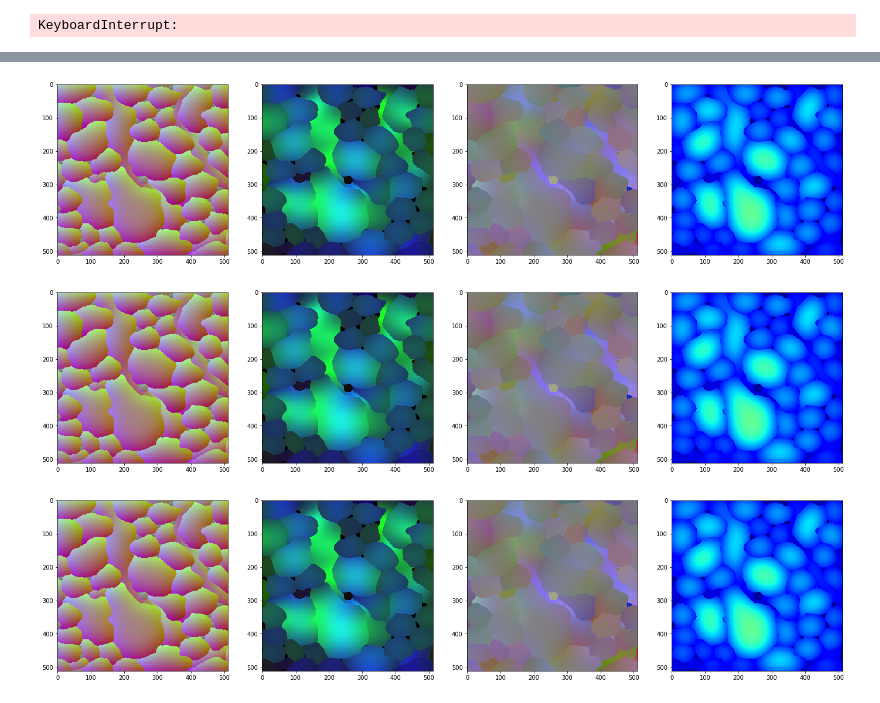
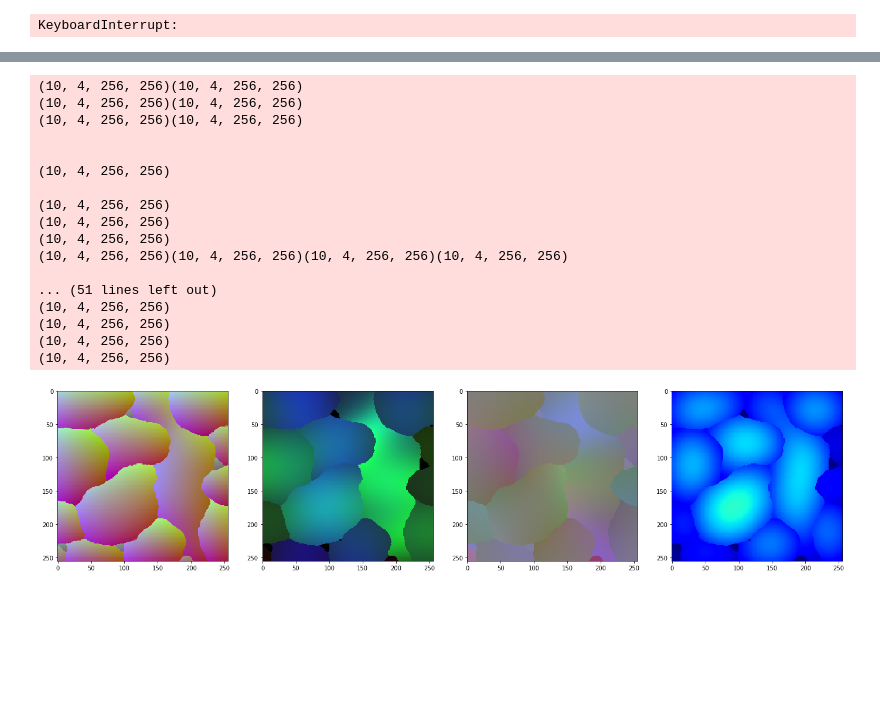
Before and after one commit to image-infomatics/neutorch, a Jupyter notebook: neutorch/gen_lsd.ipynb, the cells around one changed output, grey strips where cells are left out. Cells and saved outputs as stored; diff of their text form; code cells hidden in the pictures; blank space fills up the shorter version.

```diff
--- a/neutorch/gen_lsd.ipynb
+++ b/neutorch/gen_lsd.ipynb
@@ -84,17 +78,32 @@ global offset: None
 # %%
 sigma = (3, 30, 30)
 downsample = 2 # downsample factor of as in LSD paper (pg. 20)
 
-sz = 512
+sz = 256
 label_chunk = label[0:4,0:sz,0:sz]
-lsd_p2 = get_local_shape_descriptors(label_chunk, sigma, downsample=downsample, num_threads=2)
-lsd_p4 = get_local_shape_descriptors(label_chunk, sigma, downsample=downsample, num_threads=4)
+# lsd_p2 = get_local_shape_descriptors(label_chunk, sigma, downsample=downsample, num_threads=2)
+# lsd_p4 = get_local_shape_descriptors(label_chunk, sigma, downsample=downsample, num_threads=4)
 lsd_p8 = get_local_shape_descriptors(label_chunk, sigma, downsample=downsample, num_threads=8)
 
-vis_lsd(lsd_p2)
-vis_lsd(lsd_p4)
+# vis_lsd(lsd_p2)
+# vis_lsd(lsd_p4)
 vis_lsd(lsd_p8)
 # %% [output]
+(10, 4, 256, 256)(10, 4, 256, 256)
+(10, 4, 256, 256)(10, 4, 256, 256)
+(10, 4, 256, 256)(10, 4, 256, 256)
+
+
+(10, 4, 256, 256)
+
+(10, 4, 256, 256)
+(10, 4, 256, 256)
+(10, 4, 256, 256)
+(10, 4, 256, 256)(10, 4, 256, 256)(10, 4, 256, 256)(10, 4, 256, 256)
+
+... (51 lines left out)
+(10, 4, 256, 256)
+(10, 4, 256, 256)
+(10, 4, 256, 256)
+(10, 4, 256, 256)
-[figure, old version]
+[figure, new version]
-[figure, removed]
-[figure, removed]
```
Also changed, not shown: parts of 2 cells of this notebook, 1 other file.
